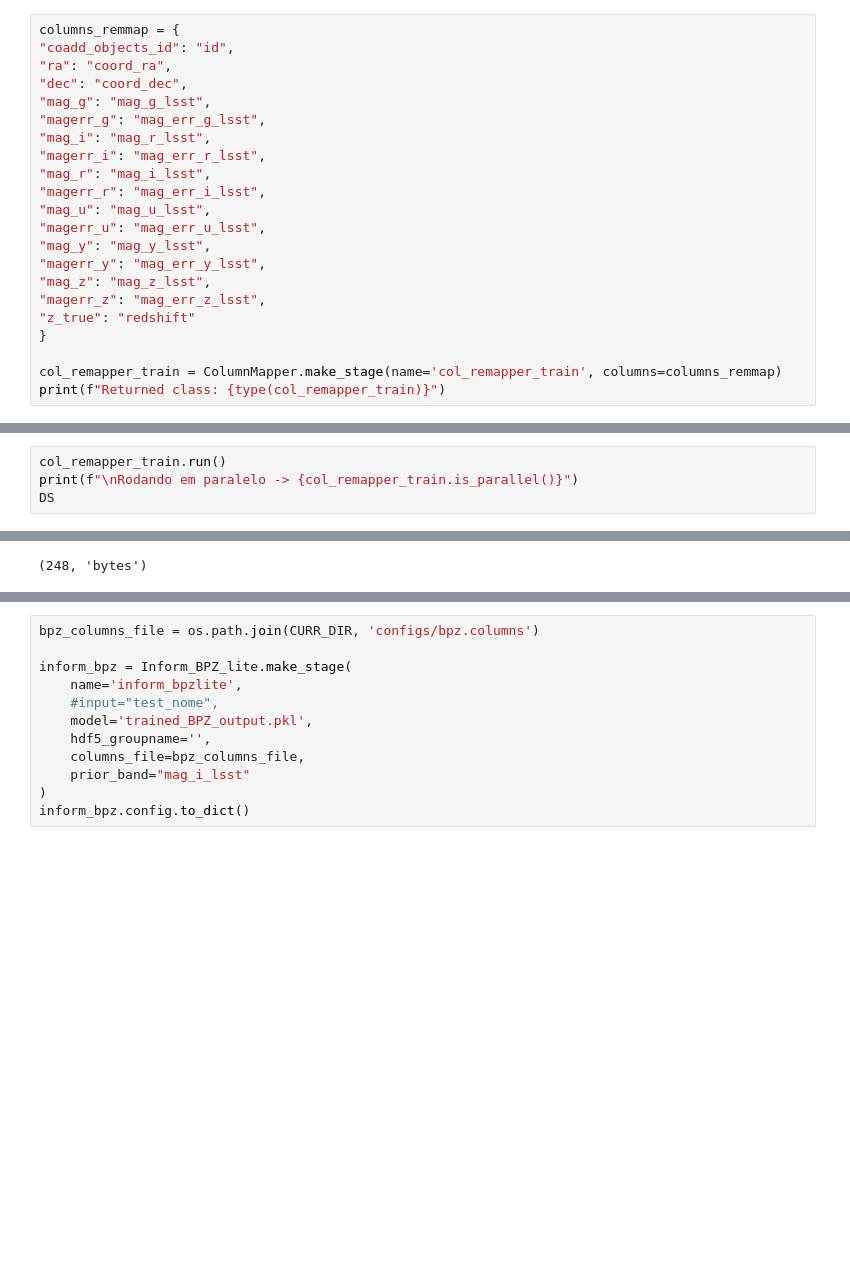
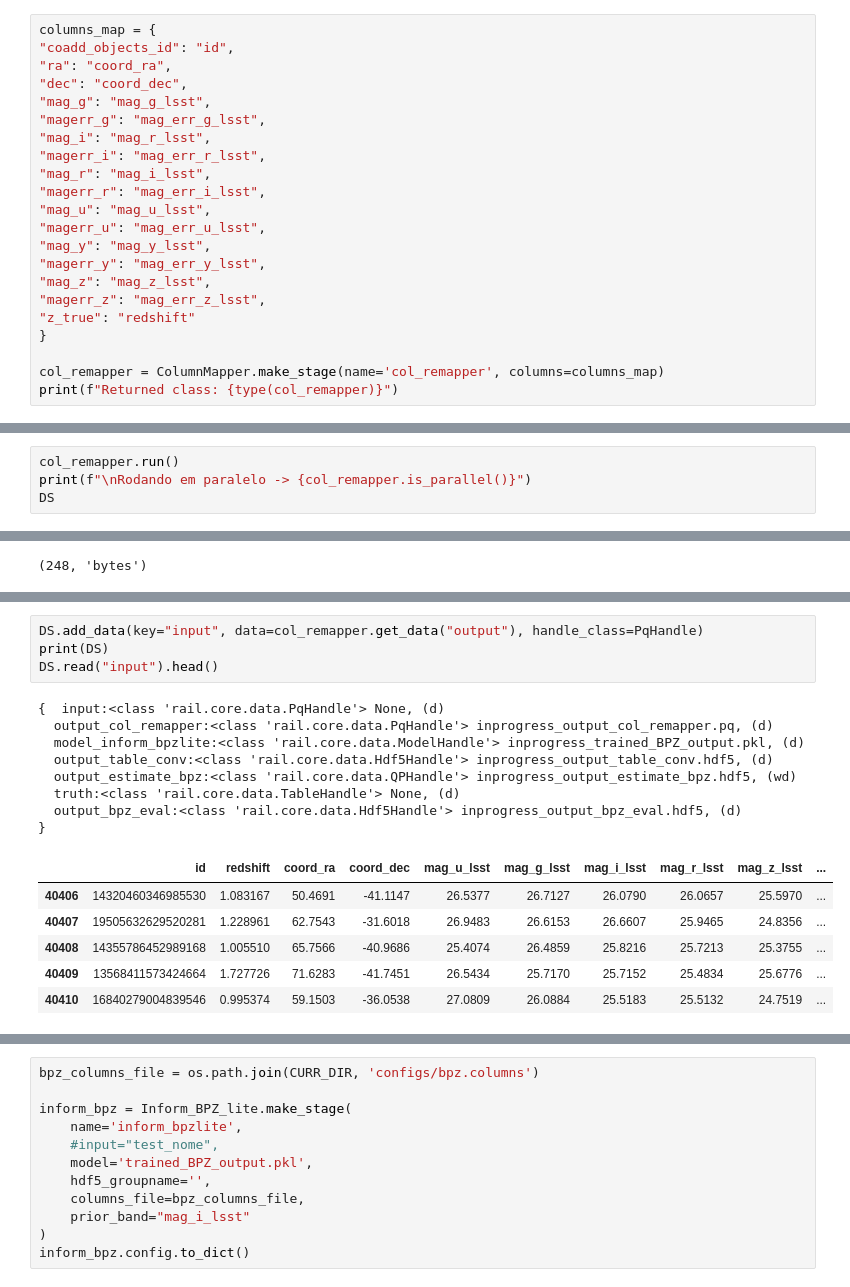
Before and after one commit to linea-it/ic-photoz, a Jupyter notebook: Fase2-RAIL/RAIL-fundamentals.ipynb, the cells around one changed output, grey strips where cells are left out. Cells and saved outputs as stored; diff of their text form; blank space fills up the shorter version.

```diff
--- a/Fase2-RAIL/RAIL-fundamentals.ipynb
+++ b/Fase2-RAIL/RAIL-fundamentals.ipynb
@@ -177,7 +186,7 @@ To undestand how the returned object works we can use an explanation present in
 # %%
 ##help(ColumnMapper)
 # %%
-columns_remmap = {
+columns_map = {
 "coadd_objects_id": "id",
 "ra": "coord_ra",
 "dec": "coord_dec",
@@ -196,8 +205,8 @@ columns_remmap = {
 "z_true": "redshift"
 }
 
-col_remapper_train = ColumnMapper.make_stage(name='col_remapper_train', columns=columns_remmap)
-print(f"Returned class: {type(col_remapper_train)}")
+col_remapper = ColumnMapper.make_stage(name='col_remapper', columns=columns_map)
+print(f"Returned class: {type(col_remapper)}")
 # %% [output]
 Returned class: <class 'rail.core.utilStages.ColumnMapper'>
 # %%
@@ -217,5 +236,5 @@ in this case we are going to call the method run
 # %%
-col_remapper_train.run()
-print(f"\nRodando em paralelo -> {col_remapper_train.is_parallel()}")
+col_remapper.run()
+print(f"\nRodando em paralelo -> {col_remapper.is_parallel()}")
 DS
 # %% [output]
@@ -260,4 +279,23 @@ this search in the DS to a key named input.
 To change that would be necessary to call the method <br>
 `self.set_data(self.config.input, data)` <br> before and if not set then serach by the key 'input'
 ___
+# %%
+DS.add_data(key="input", data=col_remapper.get_data("output"), handle_class=PqHandle)
+print(DS)
+DS.read("input").head()
+# %% [output]
+{  input:<class 'rail.core.data.PqHandle'> None, (d)
+  output_col_remapper:<class 'rail.core.data.PqHandle'> inprogress_output_col_remapper.pq, (d)
+  model_inform_bpzlite:<class 'rail.core.data.ModelHandle'> inprogress_trained_BPZ_output.pkl, (d)
+  output_table_conv:<class 'rail.core.data.Hdf5Handle'> inprogress_output_table_conv.hdf5, (d)
+  output_estimate_bpz:<class 'rail.core.data.QPHandle'> inprogress_output_estimate_bpz.hdf5, (wd)
+  truth:<class 'rail.core.data.TableHandle'> None, (d)
+  output_bpz_eval:<class 'rail.core.data.Hdf5Handle'> inprogress_output_bpz_eval.hdf5, (d)
+}
+|  | id | redshift | coord_ra | coord_dec | mag_u_lsst | mag_g_lsst | mag_i_lsst | mag_r_lsst | mag_z_lsst | ... |
+| 40406 | 14320460346985530 | 1.083167 | 50.4691 | -41.1147 | 26.5377 | 26.7127 | 26.0790 | 26.0657 | 25.5970 | ... |
+| 40407 | 19505632629520281 | 1.228961 | 62.7543 | -31.6018 | 26.9483 | 26.6153 | 26.6607 | 25.9465 | 24.8356 | ... |
+| 40408 | 14355786452989168 | 1.005510 | 65.7566 | -40.9686 | 25.4074 | 26.4859 | 25.8216 | 25.7213 | 25.3755 | ... |
+| 40409 | 13568411573424664 | 1.727726 | 71.6283 | -41.7451 | 26.5434 | 25.7170 | 25.7152 | 25.4834 | 25.6776 | ... |
+| 40410 | 16840279004839546 | 0.995374 | 59.1503 | -36.0538 | 27.0809 | 26.0884 | 25.5183 | 25.5132 | 24.7519 | ... |
 # %% [markdown]
```
Also changed, not shown: parts of 63 cells of this notebook.
